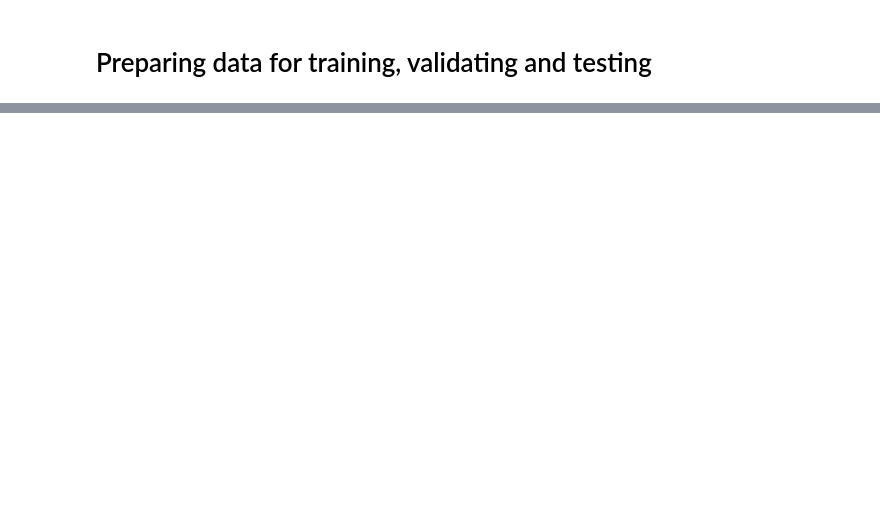
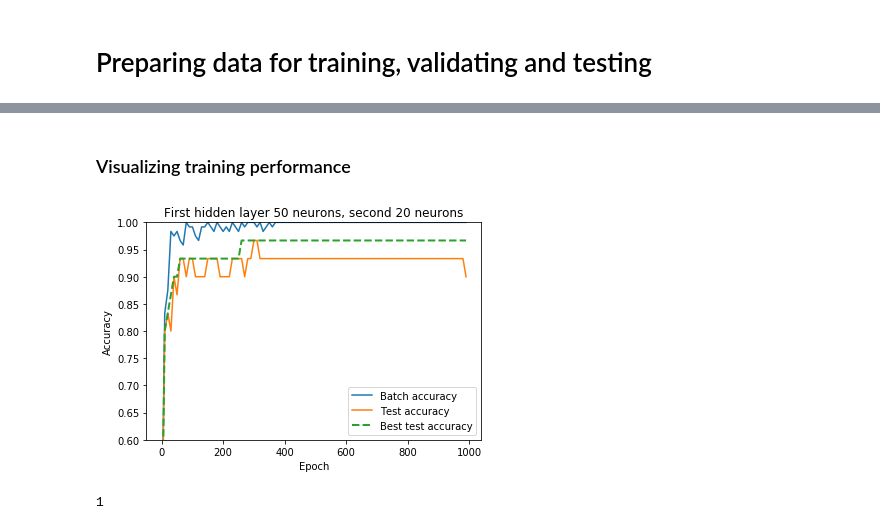
Before and after one commit to dsalgador/mathematics-for-bigdata, a Jupyter notebook: Deliveries/Delivery3/Deep-Neural-Network-for-Classification.ipynb, the cells around one changed output, grey strips where cells are left out. Saved outputs shown, nothing was run; the diff lists cells and outputs as text; code cells hidden in the pictures; blank space fills up the shorter version.

Commit message:
Now a DNN istrained and the accuracy is plotted

```diff
--- a/Deliveries/Delivery3/Deep-Neural-Network-for-Classification.ipynb
+++ b/Deliveries/Delivery3/Deep-Neural-Network-for-Classification.ipynb
@@ -73,0 +185,17 @@ plt.show()
+# %%
+SIMULATION =2
+
+# Simulation parameters
+simulation_directory = './simulations/simulation{}'.format(SIMULATION)
+if not os.path.exists(simulation_directory):
+    os.makedirs(simulation_directory)
+else:
+    raise Exception("The simulation id you tried to use has been already used before. Try to change it to a new one.")
+
+model_file = simulation_directory + '/final_nn_classifier_sim{}.ckpt'.format(SIMULATION)
+graph_file =  '{}.meta'.format(model_file)
+
+# File to output performance metrics during training
+training_file = simulation_directory+'/training-metrics.csv'.format(SIMULATION)
+
+#test_file = simulation_directory+'/testing-states.csv'.format(SIMULATION)
@@ -73,0 +401,28 @@ plt.show()
+# %% [markdown]
+### Visualizing training performance
+# %%
+metrics = pd.read_table(training_file, sep = ",")
+metrics.head()
+
+def plot_accuracy(metrics):
+    indices = [i for i in range(0,1000,10)]
+    plt.plot(metrics['epoch'][indices],metrics['acc_train'][indices], label = "Batch accuracy")
+    plt.plot(metrics['epoch'][indices],metrics['acc_test'][indices], label = "Test accuracy")
+    plt.plot(metrics['epoch'][indices],metrics['best_acc_test'][indices], label = "Best test accuracy",linestyle = '--',linewidth = 2.0)
+
+    plt.xlabel("Epoch")
+    plt.ylabel("Accuracy")
+    plt.legend(loc='lower right')
+    plt.ylim(.6,1.0)
+
+plot_accuracy(metrics)
+plt.title("First hidden layer {} neurons, second {} neurons".format(n_hidden1, n_hidden2))
+
+plt.show()
+plt.close()
+# %% [output]
+[figure, added]
+# %%
+n_batches
+# %% [output]
+1
```
Also changed, not shown: parts of 18 cells of this notebook.
